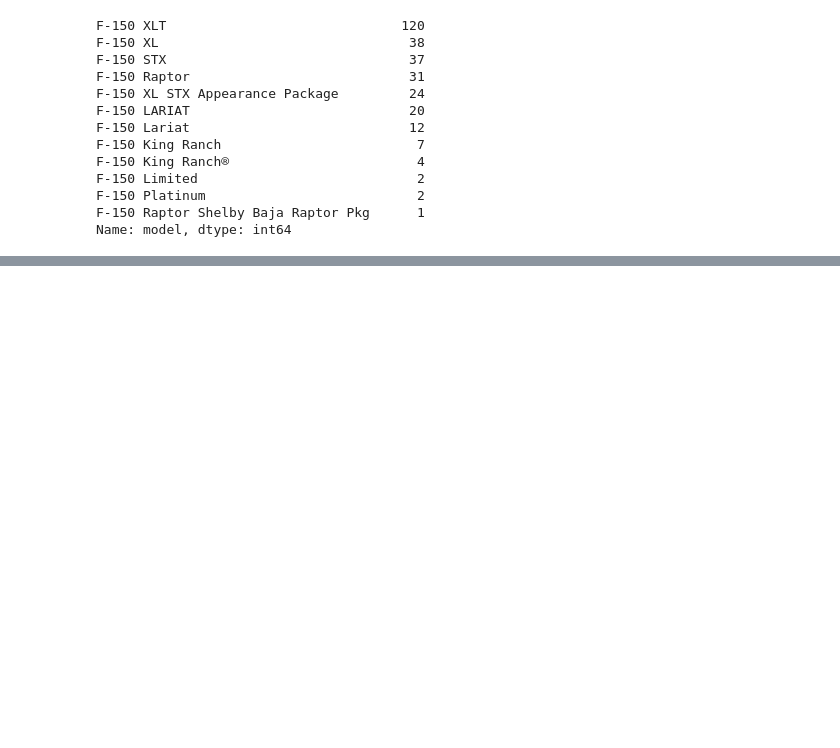
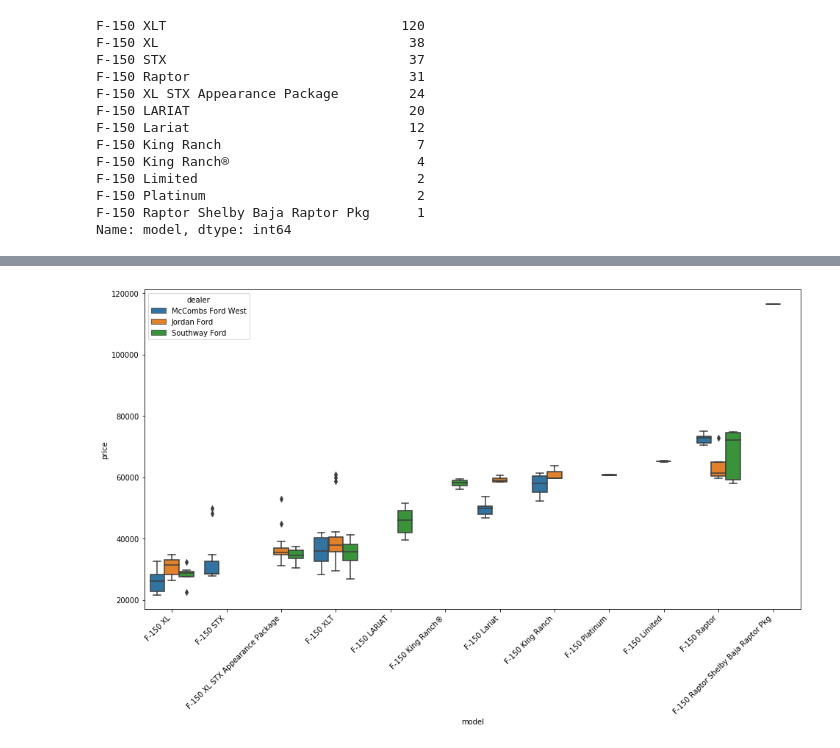
Before and after one commit to matthewzapata/vehicle_prices, a Jupyter notebook: testing_acquire_functions.ipynb, the cells around one changed output, grey strips where cells are left out. Saved outputs shown, nothing was run; the diff lists cells and outputs as text; code cells hidden in the pictures; blank space fills up the shorter version.

Commit message:
Start creating vizzes. Still need to add multi page functionality and other dealerships.

```diff
--- a/testing_acquire_functions.ipynb
+++ b/testing_acquire_functions.ipynb
@@ -157,0 +172,14 @@ plt.show()
+# %%
+plt.figure(figsize=(16, 8))
+
+grouped = df.groupby('model')
+df2 = pd.DataFrame({col:vals['price'] for col,vals in grouped})
+
+meds = df2.median()
+meds = meds.sort_values(ascending=True)
+
+sns.boxplot(df.model, df.price, order=meds.index, hue=df.dealer)
+plt.xticks(rotation=45, ha='right')
+plt.show()
+# %% [output]
+[figure, added]
```
Also changed, not shown: parts of 4 cells of this notebook.
